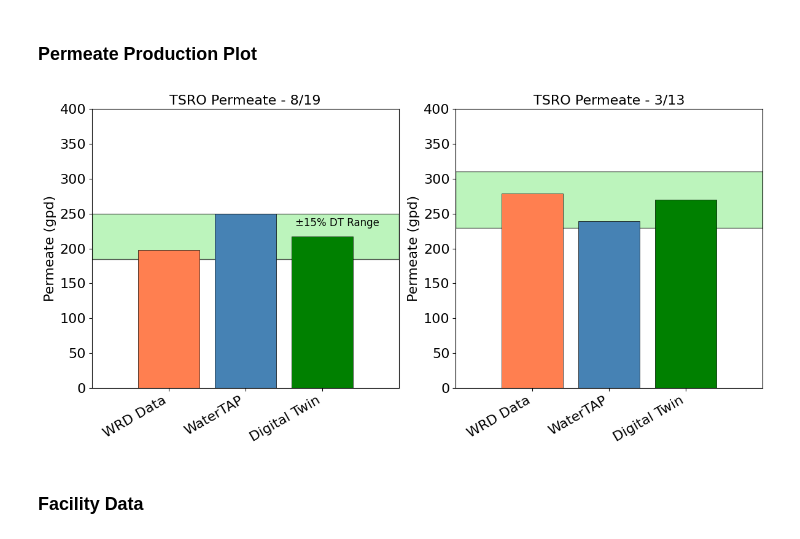
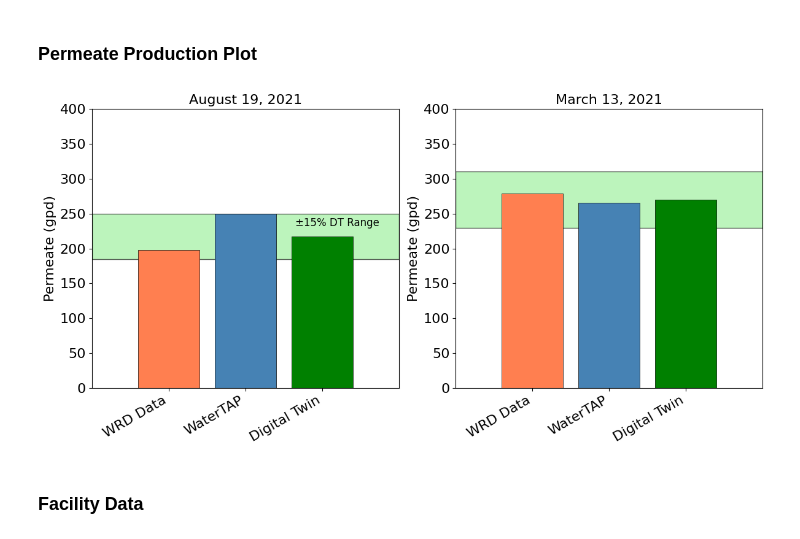
Before and after one commit to watertap-org/flex_desal, a Jupyter notebook: src/wrd/report/Jan2026_report_figures.ipynb, the cells around one changed output. Cells and saved outputs as stored; diff of their text form; code cells hidden in the pictures.

```diff
--- a/src/wrd/report/Jan2026_report_figures.ipynb
+++ b/src/wrd/report/Jan2026_report_figures.ipynb
@@ -355,41 +361,41 @@ modeled_perm_8_19 =  249.8
 DT_perm_8_19 = 217.5
 
 measured_perm_3_13 = 278.5
-modeled_perm_3_13 =  239.5
+modeled_perm_3_13 =  265.6
 DT_perm_3_13 = 270.2
 
 fig_7, (ax1, ax2) = plt.subplots(1, 2, figsize=(12, 6))
 
 # Subplot 3: 8/19 Perm Data
 categories_3 = ['WRD Data', 'WaterTAP', 'Digital Twin']
 values_3 = [measured_perm_8_19, modeled_perm_8_19, DT_perm_8_19]
 ax1.fill_between(np.array([-1,3]), DT_perm_8_19 * 0.85, DT_perm_8_19 * 1.15, color='lightgreen', alpha=.6, label='±15% DT Range',edgecolor='black',linewidth=1)
 ax1.bar(categories_3, values_3, color=['coral', 'steelblue', 'green'],edgecolor='black',linewidth=.5)
 ax1.text(2.2, DT_perm_8_19 + 15, '±15% DT Range', color='black', fontsize=12, ha='center')
 ax1.set_ylabel('Permeate (gpd)', fontsize=16)
-ax1.set_title('TSRO Permeate - 8/19', fontsize=16)
+ax1.set_title('August 19, 2021', fontsize=16)
 ax1.set_ylim([0, 400])
 ax1.set_xlim(([-1,3]))
 ax1.tick_params(labelsize=16)
 plt.setp(ax1.get_xticklabels(), rotation=30, ha='right')
 
 # Subplot 4: 3/13 Perm Data
 categories_4 = ['WRD Data', 'WaterTAP', 'Digital Twin']
 values_4 = [measured_perm_3_13, modeled_perm_3_13, DT_perm_3_13]
 ax2.fill_between(np.array([-1,3]), DT_perm_3_13 * 0.85, DT_perm_3_13 * 1.15, color='lightgreen', alpha=.6, label='±15% DT Range',edgecolor='black',linewidth=1)
 ax2.bar(categories_4, values_4, color=['coral', 'steelblue', 'green'],edgecolor='black',linewidth=.5)
 # ax2.text(1, DT_perm_3_13 + 8, '±15% DT Range', color='black', fontsize=12, ha='center')
 ax2.set_ylabel('Permeate (gpd)', fontsize=16)
-ax2.set_title('TSRO Permeate - 3/13', fontsize=16)
+ax2.set_title('March 13, 2021', fontsize=16)
 ax2.set_ylim([0, 400])
 ax2.set_xlim(([-1,3]))
 ax2.tick_params(labelsize=16)
 plt.setp(ax2.get_xticklabels(), rotation=30, ha='right')
 
 plt.tight_layout()
 plt.savefig('TSRO_Perm_Comparison.png', dpi=300)
 # %% [output]
-[figure, old version]
+[figure, new version]
 # %%
 # Feed Water Costs, per unit of water produced
 reported_cost_aug = 241400/1348194
```
Also changed, not shown: parts of 3 cells of this notebook, 5 other files.
